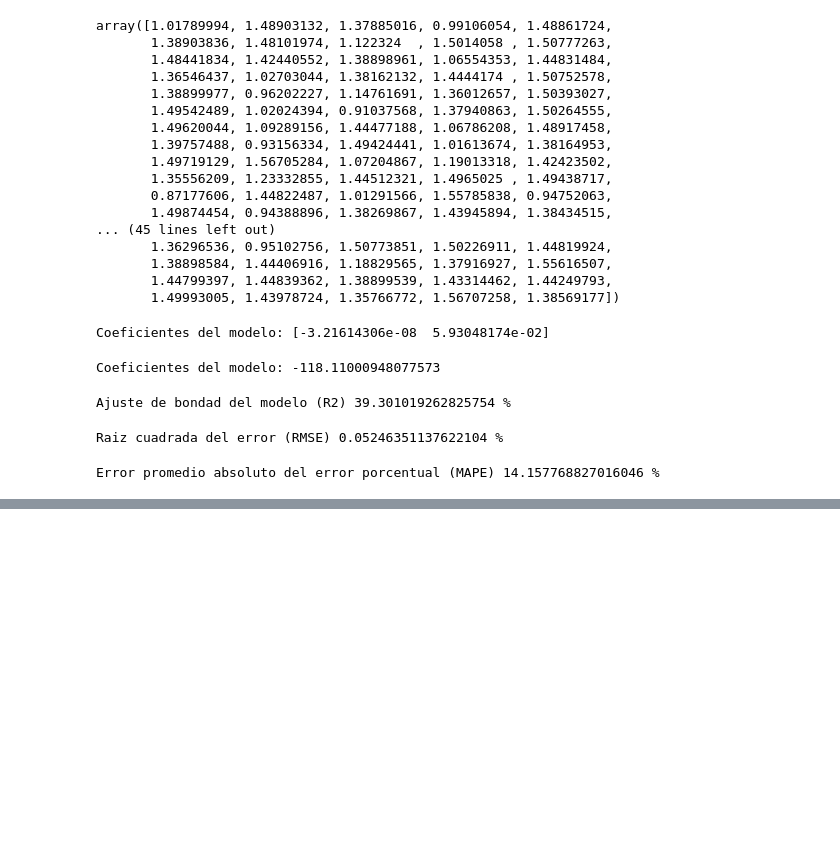
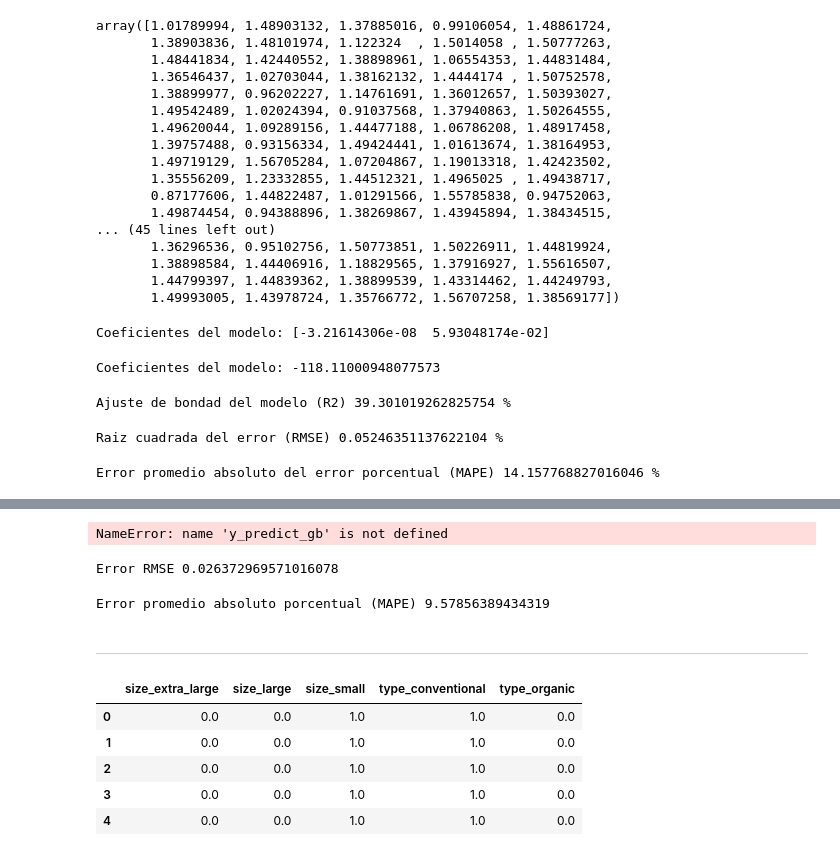
Before and after one commit to eeescamillar/cursolibertadorespython, a Jupyter notebook: cuaderno.ipynb, the cells around one changed output, grey strips where cells are left out. Saved outputs shown, nothing was run; the diff lists cells and outputs as text; code cells hidden in the pictures; blank space fills up the shorter version.

```diff
--- a/cuaderno.ipynb
+++ b/cuaderno.ipynb
@@ -1814,0 +1961,15 @@ Error promedio absoluto del error porcentual (MAPE) 14.157768827016046 %
+# %%
+R2 = r2_score(y_test, y_predict_gb)*100
+print(f'Ajuste de bondad del modelo (R2) {R2} %')
+# %% [output]
+NameError: name 'y_predict_gb' is not defined
+# %%
+print(f'Error RMSE {mean_squared_error(y_test, y_predict_gb)}')
+# %% [output]
+Error RMSE 0.026372969571016078
+# %%
+print(f'Error promedio absoluto porcentual (MAPE) {mean_absolute_percentage_error(y_test, y_predict_gb) * 100}')
+# %% [output]
+Error promedio absoluto porcentual (MAPE) 9.57856389434319
+# %% [markdown]
+---
@@ -1814,0 +1978,12 @@ Error promedio absoluto del error porcentual (MAPE) 14.157768827016046 %
+# %%
+tamald = pd.get_dummies(aguacate[['size','type']], dtype = float)
+
+dw = aguacate[['nb_sold','avg_price']]
+tamald.head()
+# %% [output]
+|  | size_extra_large | size_large | size_small | type_conventional | type_organic |
+| 0 | 0.0 | 0.0 | 1.0 | 1.0 | 0.0 |
+| 1 | 0.0 | 0.0 | 1.0 | 1.0 | 0.0 |
+| 2 | 0.0 | 0.0 | 1.0 | 1.0 | 0.0 |
+| 3 | 0.0 | 0.0 | 1.0 | 1.0 | 0.0 |
+| 4 | 0.0 | 0.0 | 1.0 | 1.0 | 0.0 |
```
Also changed, not shown: parts of 49 cells of this notebook.
